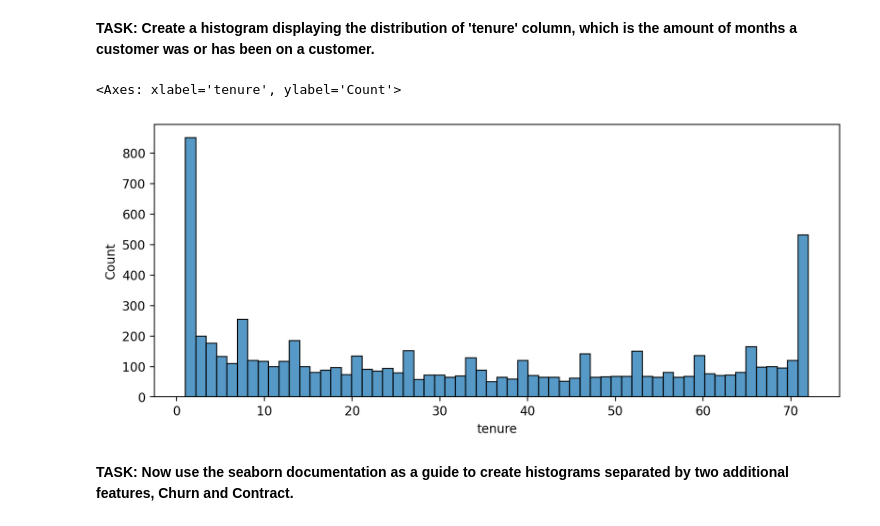
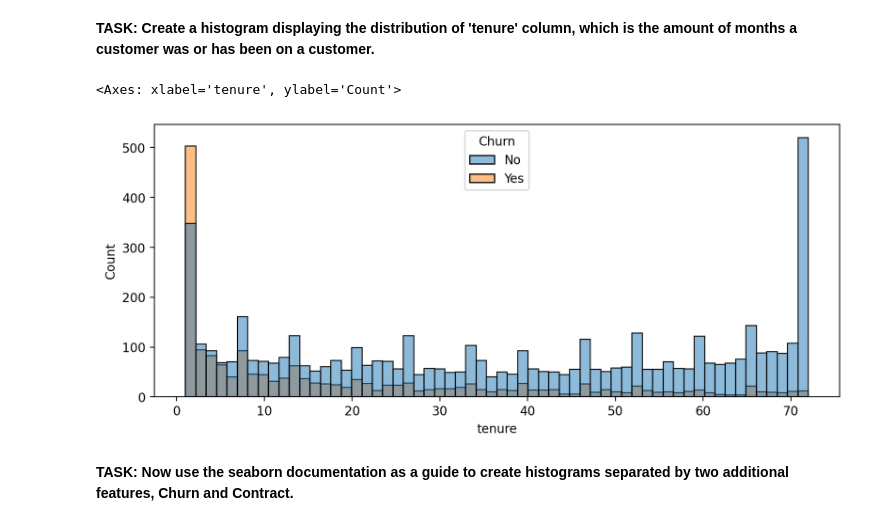
Before and after one commit to Vishal201TA/aiml_bootcamp, a Jupyter notebook: ML BootCamp/Day-7/Customer-Churn.ipynb, the cells around one changed output. Drawn from its saved outputs; the diff is of its cells as text; code cells hidden in the pictures.

```diff
--- a/ML BootCamp/Day-7/Customer-Churn.ipynb
+++ b/ML BootCamp/Day-7/Customer-Churn.ipynb
@@ -196,10 +216,10 @@ array(['Month-to-month', 'One year', 'Two year'], dtype=object)
 **TASK: Create a histogram displaying the distribution of 'tenure' column, which is the amount of months a customer was or has been on a customer.**
 # %%
 plt.figure(figsize=(10,4),dpi=200)
-sns.histplot(data=df,x='tenure',bins=60)
+sns.histplot(data=df,x='tenure',hue='Churn',bins=60)
 # %% [output]
 <Axes: xlabel='tenure', ylabel='Count'>
-[figure, old version]
+[figure, new version]
 # %% [markdown]
 **TASK: Now use the seaborn documentation as a guide to create histograms separated by two additional features, Churn and Contract.**
 # %%
```
Also changed, not shown: parts of 55 cells of this notebook.
